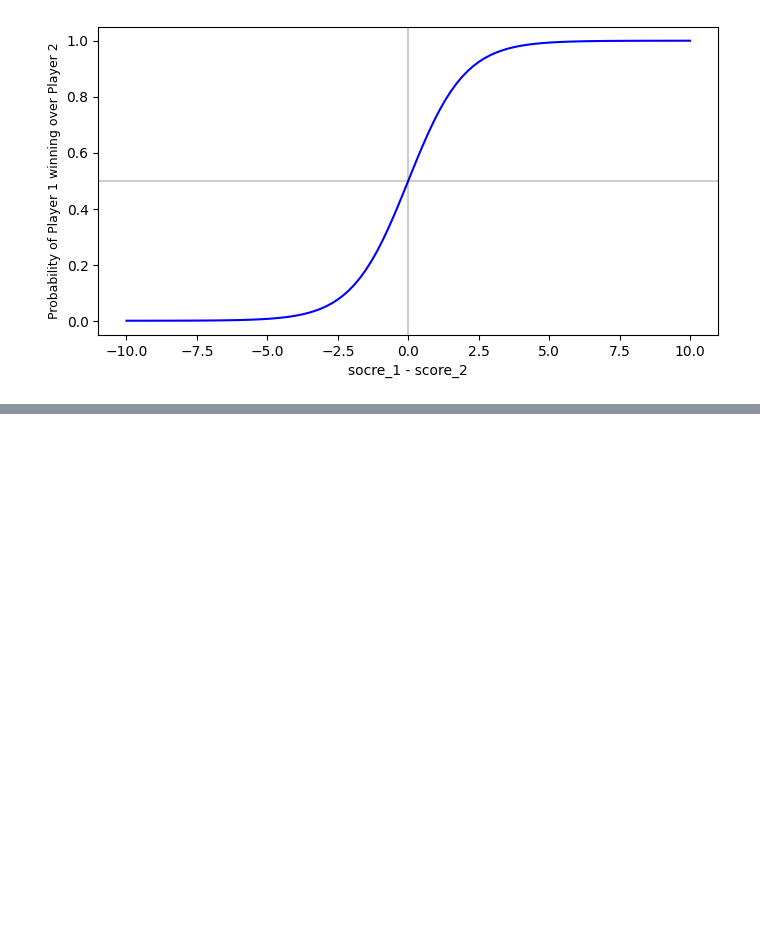
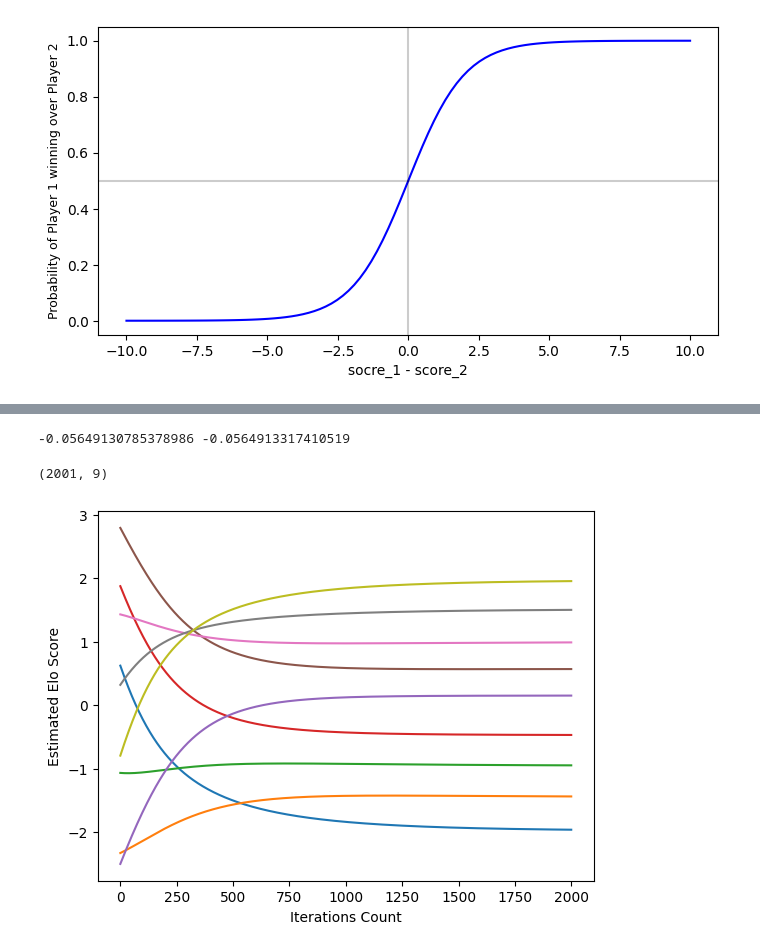
Before and after one commit to kurdayon/algo-pool, a Jupyter notebook: elo-rating/elo-rating.ipynb, the cells around one changed output, grey strips where cells are left out. Cells and saved outputs as stored; diff of their text form; code cells hidden in the pictures; blank space fills up the shorter version.

```diff
--- a/elo-rating/elo-rating.ipynb
+++ b/elo-rating/elo-rating.ipynb
@@ -71,0 +161,40 @@ negative_log_likelihood(ratings, wins_matrix)
+# %%
+def get_grads(ratings, wins_matrix):
+    sigmoids = expit(ratings[:, np.newaxis] - ratings[np.newaxis, :])
+    s1 = np.sum(wins_matrix * sigmoids.T, axis = 0)
+    s2 = np.sum(wins_matrix * sigmoids.T, axis = 1)
+    return (s1 - s2) / np.sum(wins_matrix)
+# %%
+ratings = np.random.normal(size = n_players)
+delta = np.zeros(shape = n_players)
+epsilon = pow(10.0, -6)
+ind = random.randint(0, n_players - 1)
+delta[ind] = epsilon
+nll_0 = negative_log_likelihood(ratings, wins_matrix)
+nll_1 = negative_log_likelihood(ratings + delta, wins_matrix)
+deriv = (nll_1 - nll_0) / epsilon
+grads = get_grads(ratings, wins_matrix)
+print(deriv, grads[ind])
+# %% [output]
+-0.05649130785378986 -0.0564913317410519
+# %%
+ratings = np.random.uniform(-3.0, 3.0, size = n_players)
+all_ratings = [ratings]
+lr = 0.1
+for i in range(2000):
+    grads = get_grads(ratings, wins_matrix)
+    ratings = ratings - lr * grads
+    all_ratings.append(ratings)
+all_ratings = np.array(all_ratings)
+print(all_ratings.shape)
+# %% [output]
+(2001, 9)
+# %%
+plt.figure()
+plt.xlabel('Iterations Count')
+plt.ylabel('Estimated Elo Score')
+for i in range(n_players):
+    plt.plot(all_ratings[:,i])
+plt.show()
+# %% [output]
+[figure, added]
```
Also changed, not shown: parts of 25 cells of this notebook.
